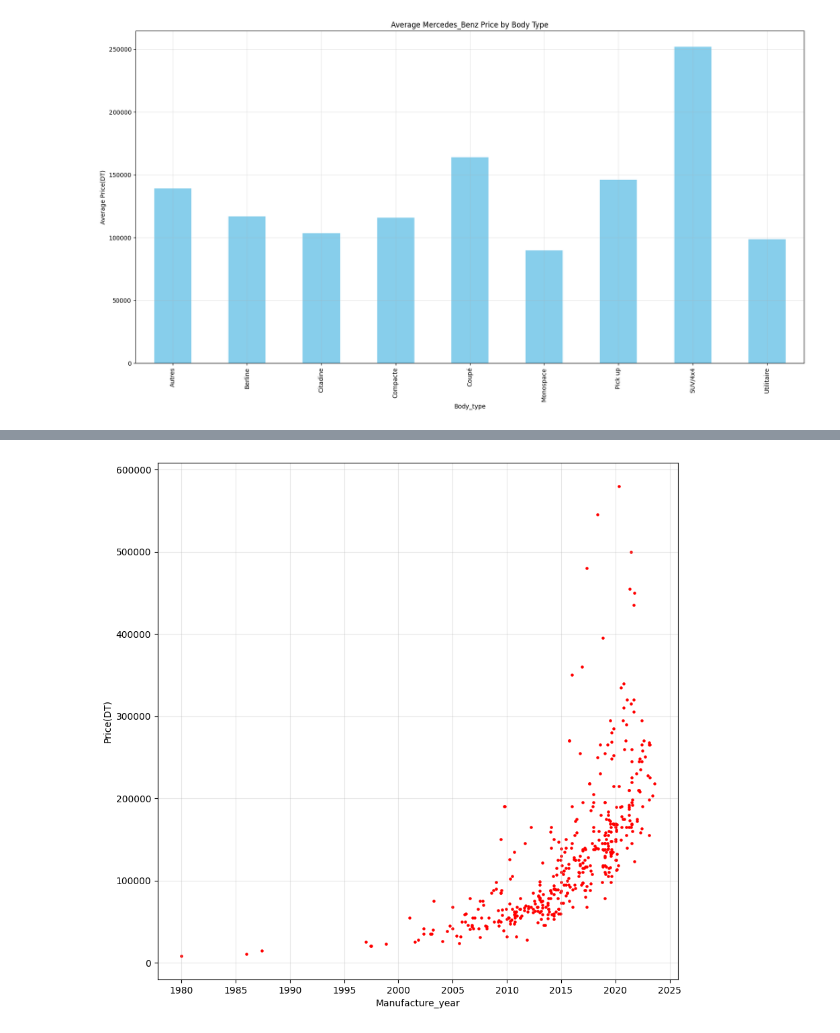
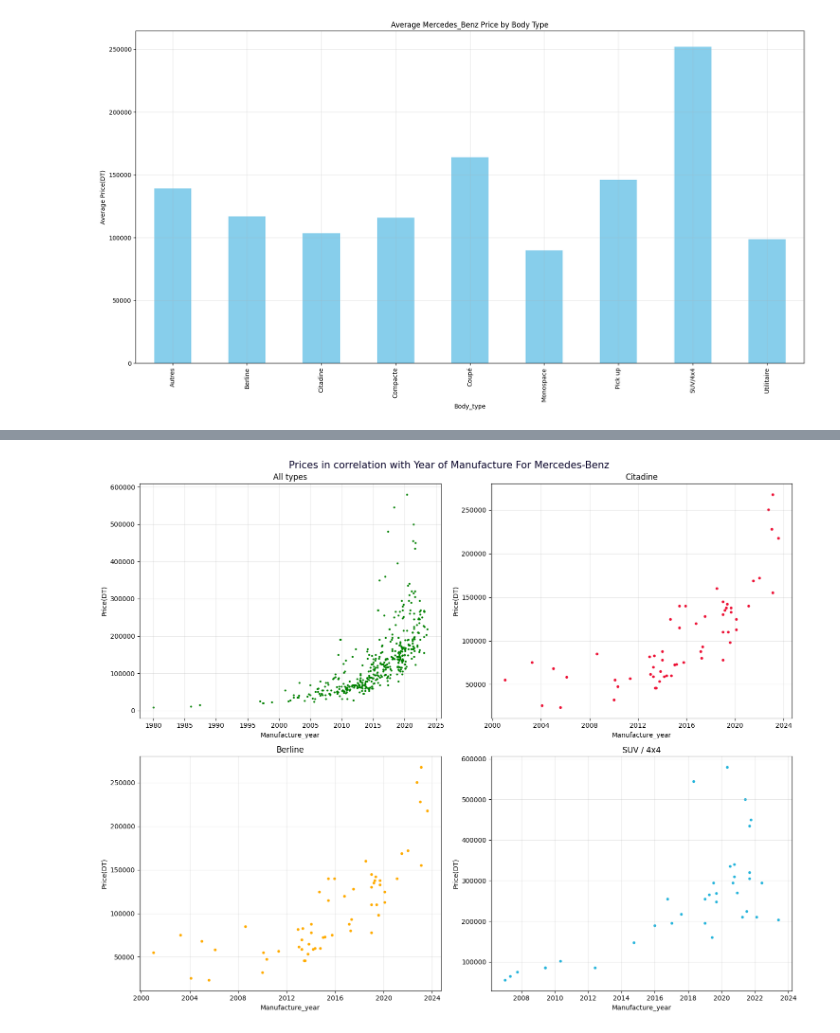
Before and after one commit to SayehOmar/AutoMobileTN_case_study, a Jupyter notebook: Case_study/Case_study.ipynb, the cells around one changed output, grey strips where cells are left out. Drawn from its saved outputs; the diff is of its cells as text; code cells hidden in the pictures.

```diff
--- a/Case_study/Case_study.ipynb
+++ b/Case_study/Case_study.ipynb
@@ -271,3 +275,8 @@ Mercedes_Benz=df[df['Brand']=='Mercedes-Benz']
+# %%
+Mercedes_Benz=df[df['Brand']=='Mercedes-Benz']
+Mercedes_Citadine=Mercedes_Benz[Mercedes_Benz['Body_type']=='Citadine']
+Mercedes_Berline=Mercedes_Benz[Mercedes_Benz['Body_type']=='Berline']
+Mercedes_SUV4x4	=Mercedes_Benz[Mercedes_Benz['Body_type']=='SUV/4x4']
 # %%
 Body_type_count = Mercedes_Benz['Body_type'].value_counts()
 print(Body_type_count)
@@ -318,9 +317,33 @@ plt.show()
-# %%
-fig, ax = plt.subplots(figsize=(10, 10))
-plt.scatter(Mercedes_Benz['Manufacture_year'],Mercedes_Benz['Price(DT)'],s=5, c='red')
-plt.grid(True,alpha=0.3)
-plt.xlabel('Manufacture_year')
-plt.ylabel('Price(DT)')
-plt.show()
-# %% [output]
-[figure, removed]
+# %%
+fig, axs = plt.subplots(2,2, figsize=(15, 12))
+fig.suptitle('Prices in correlation with Year of Manufacture For Mercedes-Benz', fontsize=15, c='#050026')
+
+axs[0,1].scatter(Mercedes_Citadine['Manufacture_year'], Mercedes_Citadine['Price(DT)'], s=10, c='#ed1236')
+axs[0,1].grid(True, alpha=0.3)
+axs[0,1].set_xlabel('Manufacture_year')
+axs[0,1].set_ylabel('Price(DT)')
+axs[0,1].set_title('Citadine')
+
+axs[0,0].scatter(Mercedes_Benz['Manufacture_year'], Mercedes_Benz['Price(DT)'], s=4, c='green')
+axs[0,0].grid(True, alpha=0.3)
+axs[0,0].set_xlabel('Manufacture_year')
+axs[0,0].set_ylabel('Price(DT)')
+axs[0,0].set_title('All types')
+
+axs[1,0].scatter(Mercedes_Citadine['Manufacture_year'], Mercedes_Citadine['Price(DT)'], s=10, c='#ffab00')
+axs[1,0].grid(True, alpha=0.3)
+axs[1,0].set_xlabel('Manufacture_year')
+axs[1,0].set_ylabel('Price(DT)')
+axs[1,0].set_title('Berline')
+
+axs[1,1].scatter(Mercedes_SUV4x4['Manufacture_year'], Mercedes_SUV4x4['Price(DT)'], s=10, c='#24b4db')
+axs[1,1].grid(True, alpha=0.3)
+axs[1,1].set_xlabel('Manufacture_year')
+axs[1,1].set_ylabel('Price(DT)')
+axs[1,1].set_title('SUV / 4x4')
+
+
+plt.tight_layout()
+plt.show()
+# %% [output]
+[figure, added]
```
Also changed, not shown: parts of 8 cells of this notebook.
